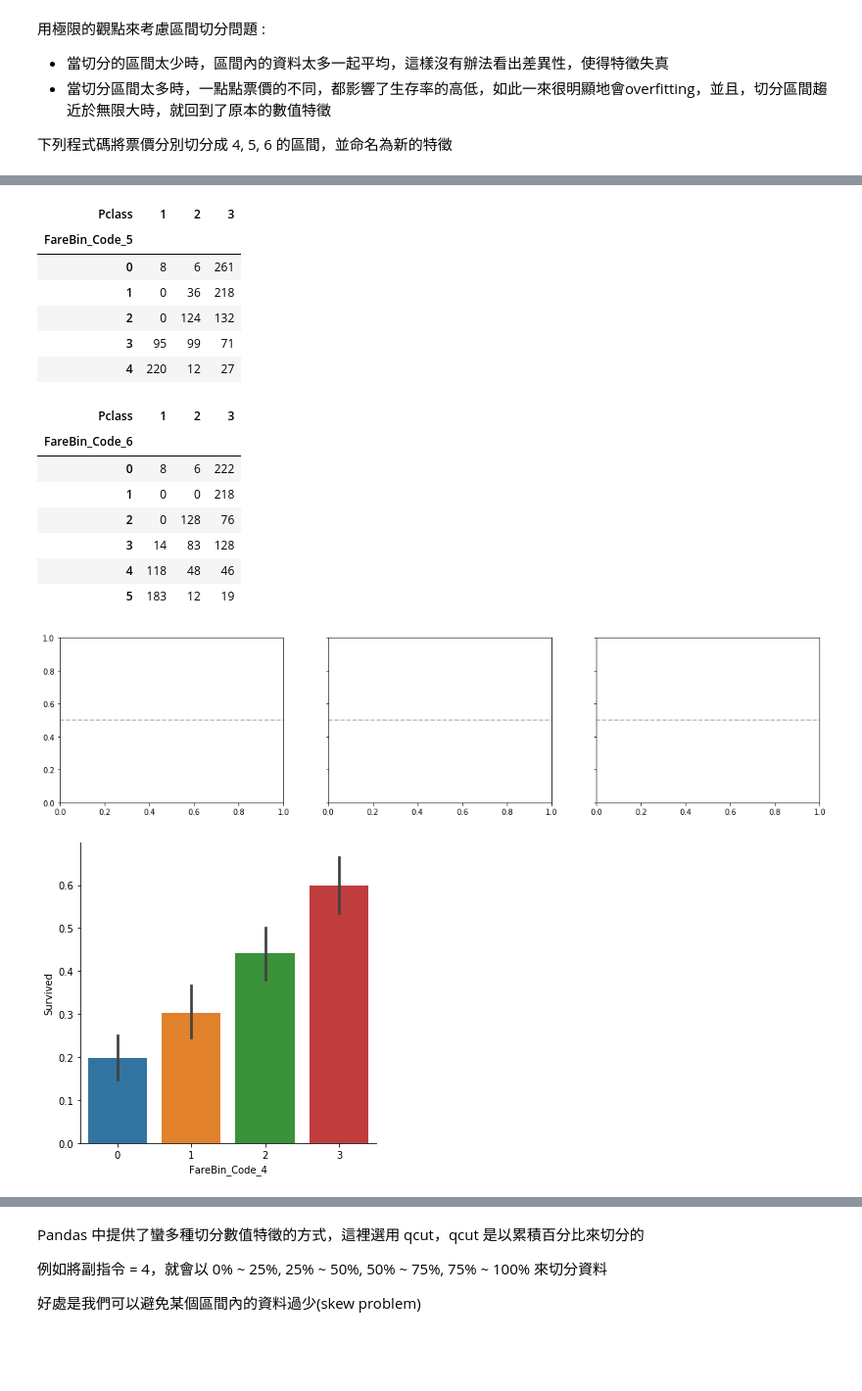
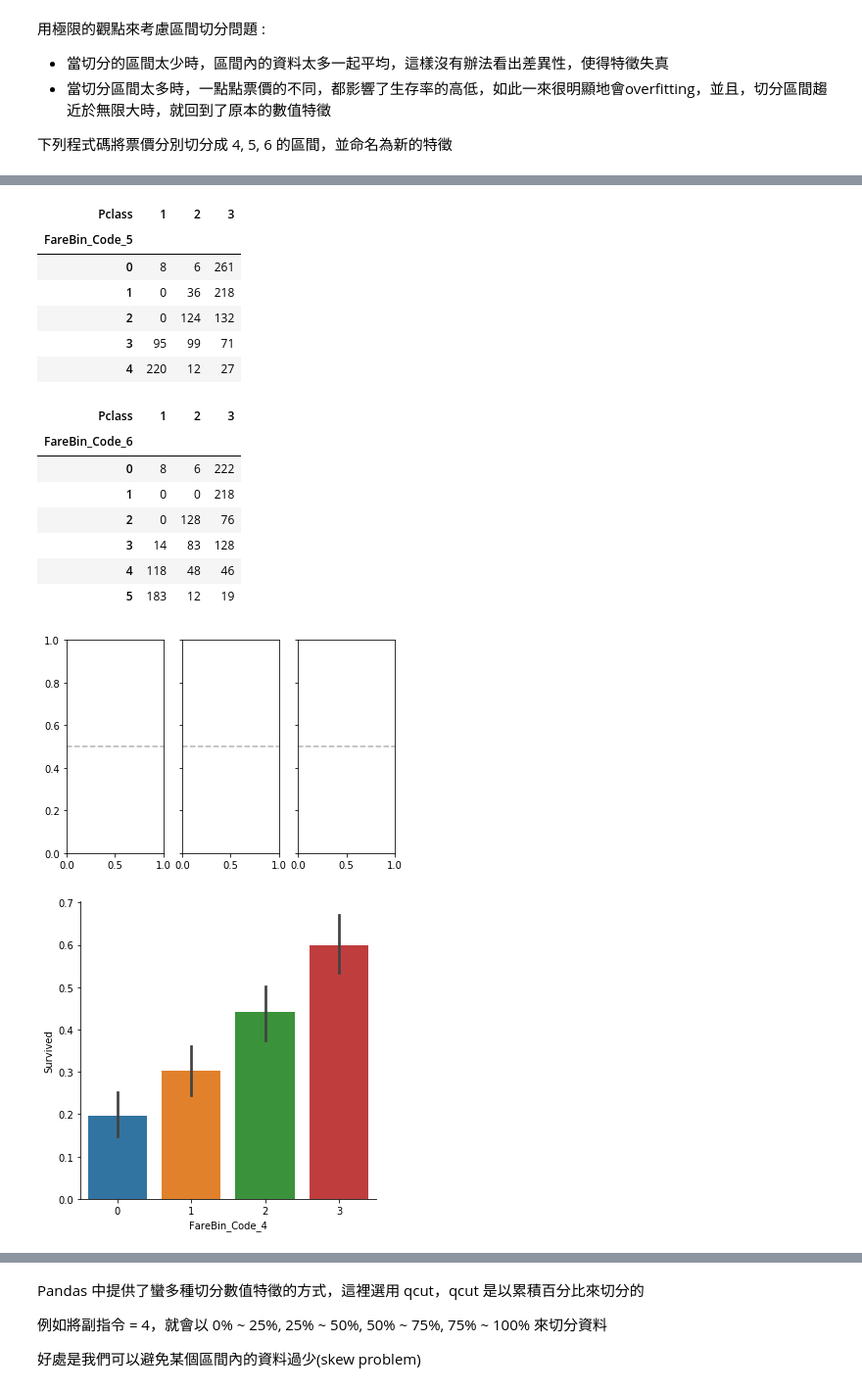
Before and after one commit to myps6415/Data-Analysis-Project, a Jupyter notebook: Kaggle/Titanic/Titanic.ipynb, the cells around one changed output, grey strips where cells are left out. Shown at 98% size. Saved outputs shown, nothing was run; the diff lists cells and outputs as text; code cells hidden in the pictures; blank space fills up the shorter version.

```diff
--- a/Kaggle/Titanic/Titanic.ipynb
+++ b/Kaggle/Titanic/Titanic.ipynb
@@ -142,40 +142,40 @@ display_side_by_side(df_4, df_5, df_6)
 
 # plots
 fig, [ax1, ax2, ax3] = plt.subplots(1, 3,sharey=True)
-fig.set_figwidth(18)
+# fig.set_figwidth(18)
 for axi in [ax1, ax2, ax3]:
-    axi.axhline(0.5,linestyle='dashed', c='black',alpha = .3)
-g1 = sns.factorplot(x='FareBin_Code_4', y="Survived", data=data_df,kind='bar',ax=ax1)
-g2 = sns.factorplot(x='FareBin_Code_5', y="Survived", data=data_df,kind='bar',ax=ax2)
-g3 = sns.factorplot(x='FareBin_Code_6', y="Survived", data=data_df,kind='bar',ax=ax3)
+    axi.axhline(0.5,linestyle='dashed', c='black', alpha = .3)
+g1 = sns.factorplot(x='FareBin_Code_4', y="Survived", data=data_df,kind='bar', ax=ax1)
+g2 = sns.factorplot(x='FareBin_Code_5', y="Survived", data=data_df,kind='bar', ax=ax2)
+g3 = sns.factorplot(x='FareBin_Code_6', y="Survived", data=data_df,kind='bar', ax=ax3)
 # close FacetGrid object
 # plt.close(g1.fig)
 # plt.close(g2.fig)
 # plt.close(g3.fig)
 # %% [output]
 | Pclass | 1 | 2 | 3 |
 | FareBin_Code_4 |  |  |  |
 | 0 | 8 | 6 | 323 |
 | 1 | 0 | 128 | 193 |
 | 2 | 77 | 104 | 147 |
 | 3 | 238 | 39 | 46 |
 | Pclass | 1 | 2 | 3 |
 | FareBin_Code_5 |  |  |  |
 | 0 | 8 | 6 | 261 |
 | 1 | 0 | 36 | 218 |
 | 2 | 0 | 124 | 132 |
 | 3 | 95 | 99 | 71 |
 | 4 | 220 | 12 | 27 |
 | Pclass | 1 | 2 | 3 |
 | FareBin_Code_6 |  |  |  |
 | 0 | 8 | 6 | 222 |
 | 1 | 0 | 0 | 218 |
 | 2 | 0 | 128 | 76 |
 | 3 | 14 | 83 | 128 |
 | 4 | 118 | 48 | 46 |
 | 5 | 183 | 12 | 19 |
-[figure, old version]
+[figure, new version]
-[figure, old version]
+[figure, new version]
 [figure]
 [figure]
 # %% [markdown]
```
Also changed, not shown: parts of 9 cells of this notebook, 1 other file.
